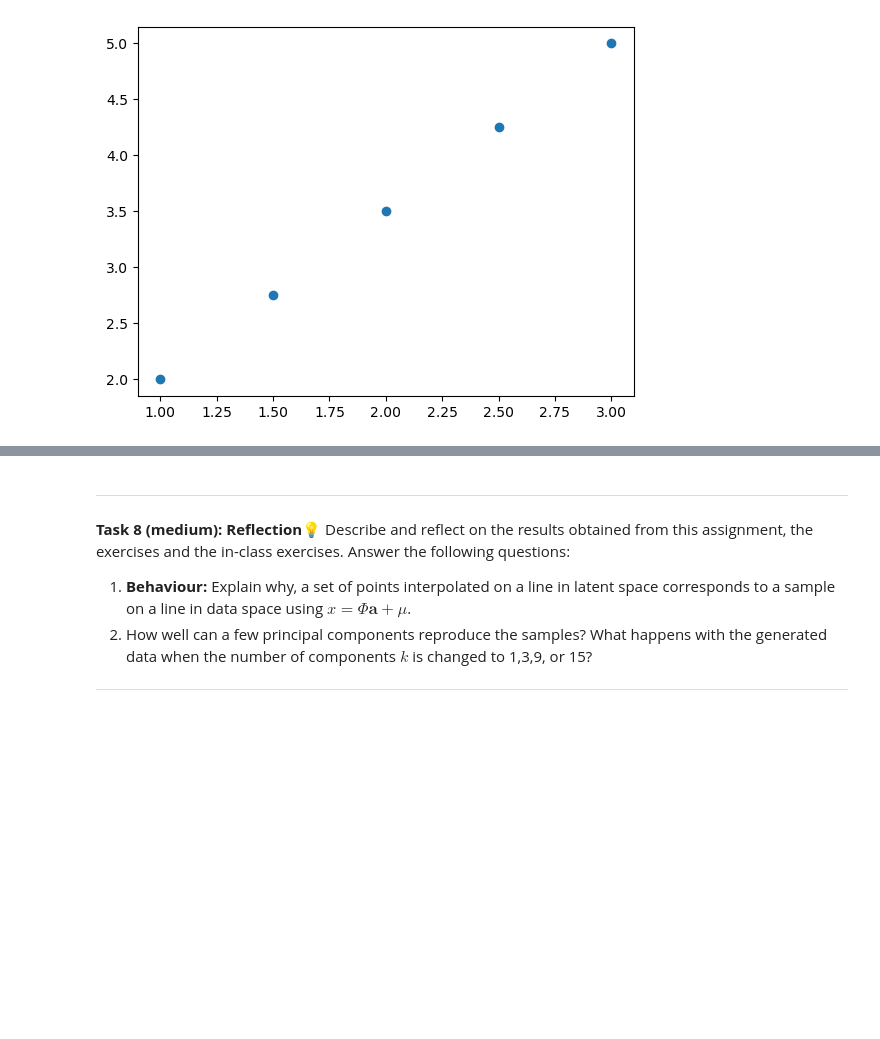
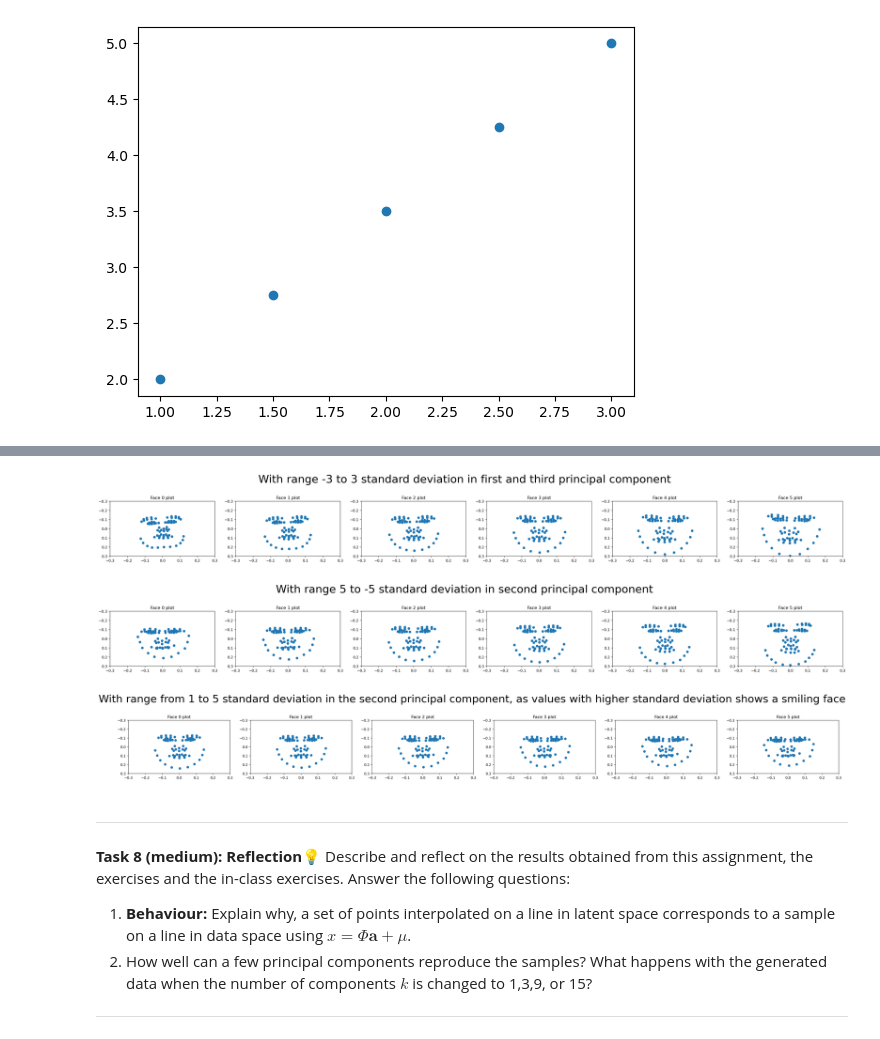
Before and after one commit to AlbertRossJoh/iml_project_2025, a Jupyter notebook: W12/02-shape_generation.ipynb, the cells around one changed output, grey strips where cells are left out. Drawn from its saved outputs; the diff is of its cells as text; code cells hidden in the pictures; blank space fills up the shorter version.

```diff
--- a/W12/02-shape_generation.ipynb
+++ b/W12/02-shape_generation.ipynb
@@ -465,6 +466,33 @@ plt.scatter(d[:, 0], d[:, 1])
 ---
 # %%
 # write the implementation for "Interpolation between two faces" here
+# The phrasing of the first task really confuses me, I don't quite understand how I simply chose points a and b?
+
+def plot_interpolation(a, b, used, mu):
+    int_points = np.linspace(a,b, num=6)
+    result = []
+    for i in range(len(int_points)):
+        result.append(np.dot(used, int_points[i])+mu)
+    return result
+
+a = np.array([-3*np.sqrt(val[0]), 0, -3*np.sqrt(val[2]), 0, 0])
+b = np.array([3*np.sqrt(val[0]), 0, 3*np.sqrt(val[2]), 0, 0])
+
+
+a2 = np.array([0, 5*np.sqrt(val[1]), 0, 0, 0])
+b2 = np.array([0, -5*np.sqrt(val[1]), 0, 0, 0])
+
+a3 = np.array([0, np.sqrt(val[1]), 0, 0, 0])
+b3 = np.array([0, 5*np.sqrt(val[1]), 0, 0, 0])
+
+
+plot_many_faces(plot_interpolation(a,b, used, mu), "With range -3 to 3 standard deviation in first and third principal component")
+plot_many_faces(plot_interpolation(a2, b2, used, mu), "With range 5 to -5 standard deviation in second principal component")
+plot_many_faces(plot_interpolation(a3, b3, used ,mu), "With range from 1 to 5 standard deviation in the second principal component, as values with higher standard deviation shows a smiling face")
+# %% [output]
+[figure, added]
+[figure, added]
+[figure, added]
 # %% [markdown]
 
 ---
```
Also changed, not shown: parts of 6 cells of this notebook.
